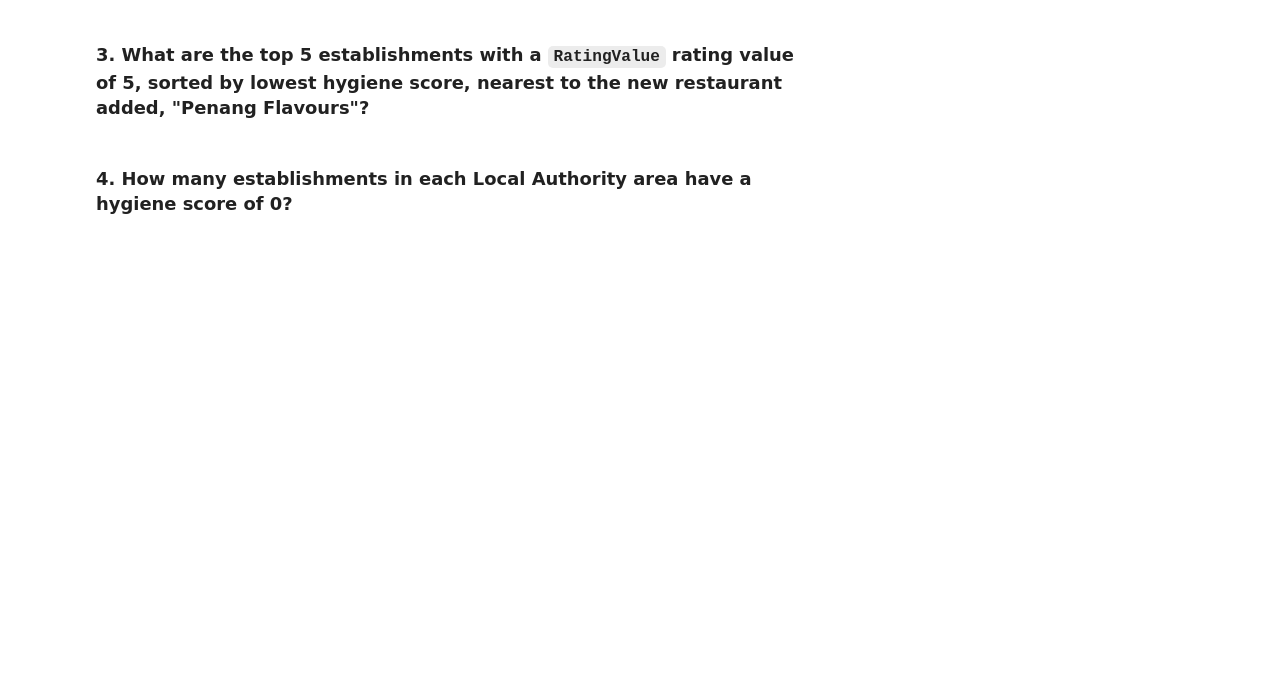
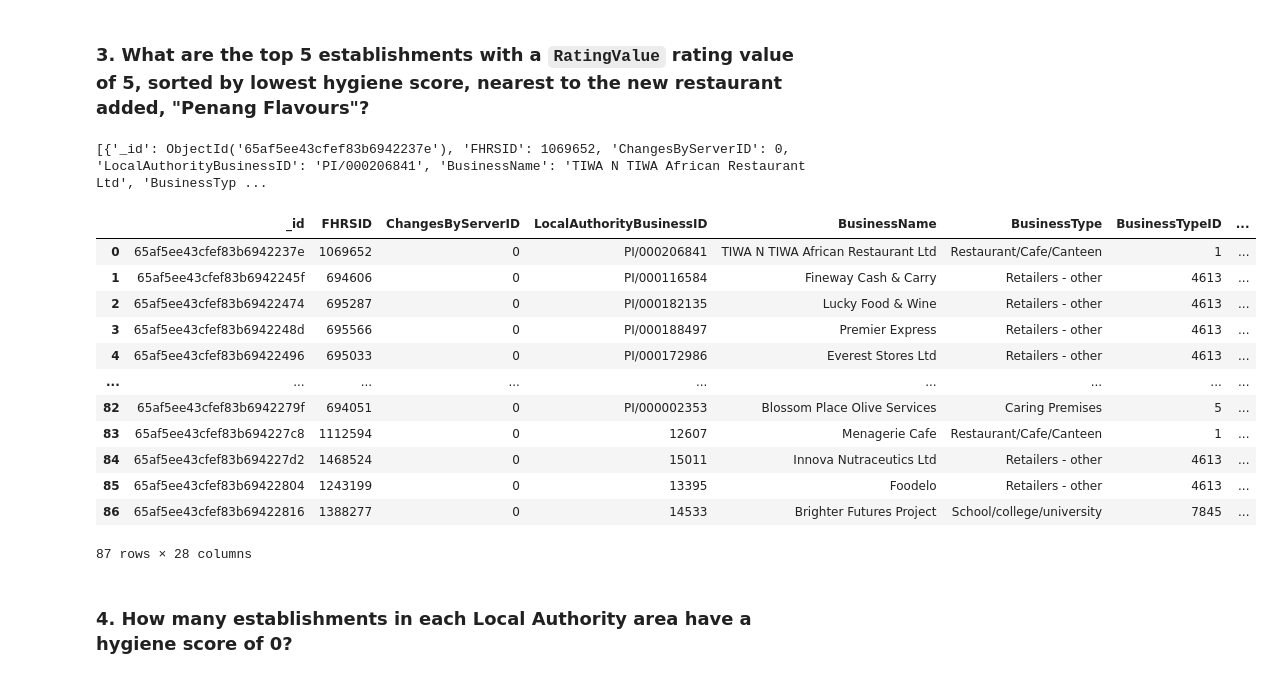
Before and after one commit to fraserclaire/nosql-challenge, a Jupyter notebook: NoSQL_analysis_complete.ipynb, the cells around one changed output. Saved outputs shown, nothing was run; the diff lists cells and outputs as text; code cells hidden in the pictures; blank space fills up the shorter version.

```diff
--- a/NoSQL_analysis_complete.ipynb
+++ b/NoSQL_analysis_complete.ipynb
@@ -105,8 +105,3 @@ Number of rows in the dataframe:  41
 [10 rows x 28 columns]
 # %% [markdown]
 ### 2. Which establishments in London have a `RatingValue` greater than or equal to 4?
-# %%
-establishments.update_many({}, [
-                            {'$set':
-                                {'toDouble':'RatingValue'}}
-])
@@ -140,15 +168,39 @@ Number of rows in the dataframe:  37
 # Sort by hygiene score
 
 degree_search = 0.01
-latitude =
-longitude =
+latitude = {'$gte': 51.49014200 - degree_search, '$lte': 51.49014200 + degree_search}
+longitude = {'$gte': 0.08384000 - degree_search, '$lte': 0.08384000 + degree_search}
 
-query =
-sort =
+query = {'RatingValue': 5,
+        'geocode.latitude': latitude,
+        'geocode.longitude': longitude}
+
+sort =  [('scores.Hygiene', -1)]
+
+result = list(establishments.find(query).sort(sort))
 
 # Print the results
+print(result)
+# %% [output]
+[{'_id': ObjectId('65af5ee43cfef83b6942237e'), 'FHRSID': 1069652, 'ChangesByServerID': 0, 'LocalAuthorityBusinessID': 'PI/000206841', 'BusinessName': 'TIWA N TIWA African Restaurant Ltd', 'BusinessTyp ...
 # %%
 # Convert result to Pandas DataFrame
+result_df = pd.DataFrame(result)
+result_df
+# %% [output]
+|  | _id | FHRSID | ChangesByServerID | LocalAuthorityBusinessID | BusinessName | BusinessType | BusinessTypeID | ... |
+| 0 | 65af5ee43cfef83b6942237e | 1069652 | 0 | PI/000206841 | TIWA N TIWA African Restaurant Ltd | Restaurant/Cafe/Canteen | 1 | ... |
+| 1 | 65af5ee43cfef83b6942245f | 694606 | 0 | PI/000116584 | Fineway Cash & Carry | Retailers - other | 4613 | ... |
+| 2 | 65af5ee43cfef83b69422474 | 695287 | 0 | PI/000182135 | Lucky Food & Wine | Retailers - other | 4613 | ... |
+| 3 | 65af5ee43cfef83b6942248d | 695566 | 0 | PI/000188497 | Premier Express | Retailers - other | 4613 | ... |
+| 4 | 65af5ee43cfef83b69422496 | 695033 | 0 | PI/000172986 | Everest Stores Ltd | Retailers - other | 4613 | ... |
+| ... | ... | ... | ... | ... | ... | ... | ... | ... |
+| 82 | 65af5ee43cfef83b6942279f | 694051 | 0 | PI/000002353 | Blossom Place Olive Services | Caring Premises | 5 | ... |
+| 83 | 65af5ee43cfef83b694227c8 | 1112594 | 0 | 12607 | Menagerie Cafe | Restaurant/Cafe/Canteen | 1 | ... |
+| 84 | 65af5ee43cfef83b694227d2 | 1468524 | 0 | 15011 | Innova Nutraceutics Ltd | Retailers - other | 4613 | ... |
+| 85 | 65af5ee43cfef83b69422804 | 1243199 | 0 | 13395 | Foodelo | Retailers - other | 4613 | ... |
+| 86 | 65af5ee43cfef83b69422816 | 1388277 | 0 | 14533 | Brighter Futures Project | School/college/university | 7845 | ... |
+87 rows × 28 columns
 # %% [markdown]
 ### 4. How many establishments in each Local Authority area have a hygiene score of 0?
 # %%
```
Also changed, not shown: parts of 7 cells of this notebook.
